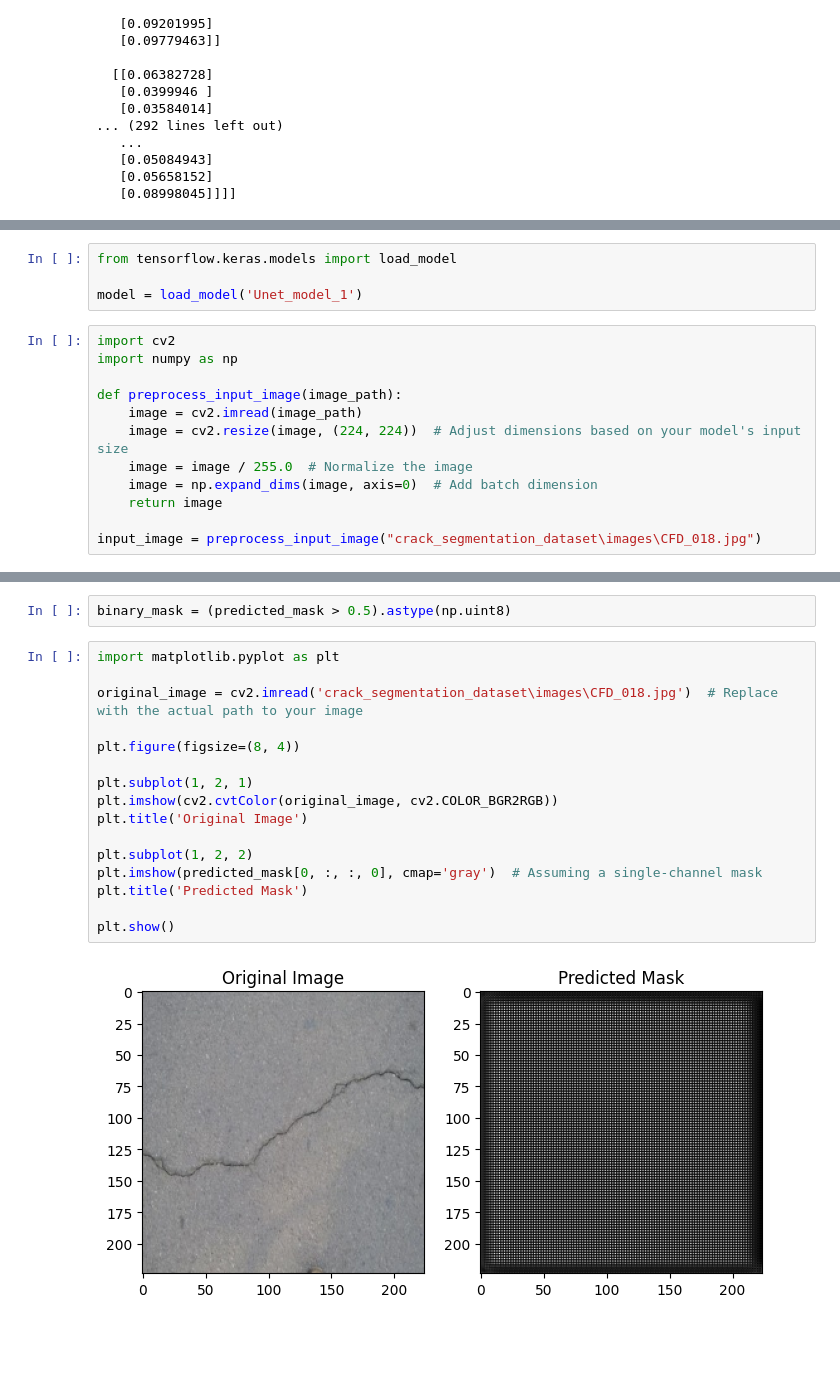
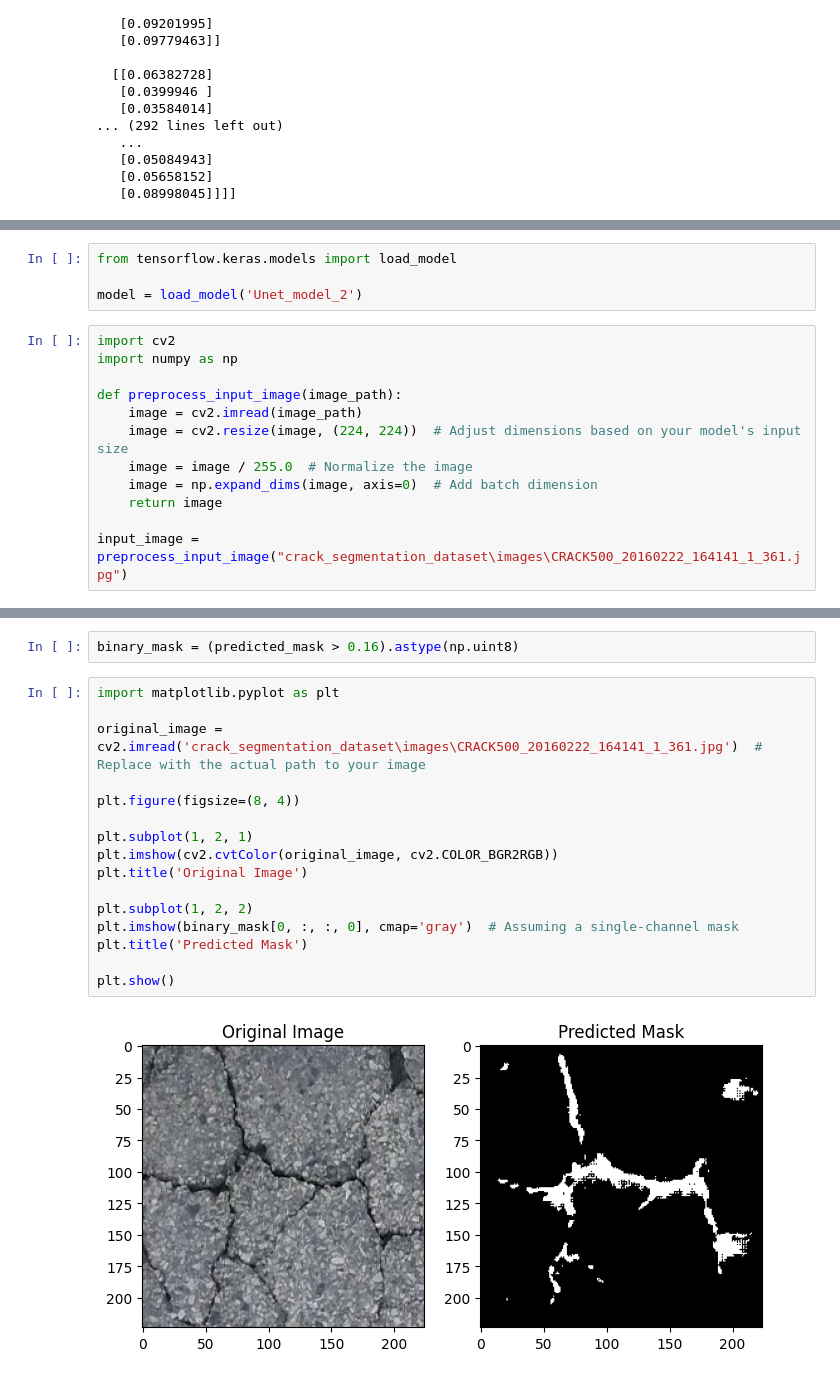
Before and after one commit to saadtariq38/Pothole-Detection-and-Crack-Segmentation, a Jupyter notebook: Crack-Segmentation.ipynb, the cells around one changed output, grey strips where cells are left out. Saved outputs shown, nothing was run; the diff lists cells and outputs as text; blank space fills up the shorter version.

Commit message:
Added Model 2 with prediction improvements

```diff
--- a/Crack-Segmentation.ipynb
+++ b/Crack-Segmentation.ipynb
@@ -521,7 +525,7 @@ model.save("Unet_model_1")
 # %%
 from tensorflow.keras.models import load_model
 
-model = load_model('Unet_model_1')
+model = load_model('Unet_model_2')
 # %%
 import cv2
 import numpy as np
@@ -533,7 +537,7 @@ def preprocess_input_image(image_path):
     image = np.expand_dims(image, axis=0)  # Add batch dimension
     return image
 
-input_image = preprocess_input_image("crack_segmentation_dataset\images\CFD_018.jpg")
+input_image = preprocess_input_image("crack_segmentation_dataset\images\CRACK500_20160222_164141_1_361.jpg")
 # %%
 predicted_mask = model.predict(input_image)
 print(predicted_mask)
@@ -558,20 +562,20 @@ print(predicted_mask)
 # %%
-binary_mask = (predicted_mask > 0.5).astype(np.uint8)
+binary_mask = (predicted_mask > 0.16).astype(np.uint8)
 # %%
 import matplotlib.pyplot as plt
 
-original_image = cv2.imread('crack_segmentation_dataset\images\CFD_018.jpg')  # Replace with the actual path to your image
+original_image = cv2.imread('crack_segmentation_dataset\images\CRACK500_20160222_164141_1_361.jpg')  # Replace with the actual path to your image
 
 plt.figure(figsize=(8, 4))
 
 plt.subplot(1, 2, 1)
 plt.imshow(cv2.cvtColor(original_image, cv2.COLOR_BGR2RGB))
 plt.title('Original Image')
 
 plt.subplot(1, 2, 2)
-plt.imshow(predicted_mask[0, :, :, 0], cmap='gray')  # Assuming a single-channel mask
+plt.imshow(binary_mask[0, :, :, 0], cmap='gray')  # Assuming a single-channel mask
 plt.title('Predicted Mask')
 
 plt.show()
 # %% [output]
-[figure, old version]
+[figure, new version]
```
Also changed, not shown: parts of 3 cells of this notebook, 5 other files.
